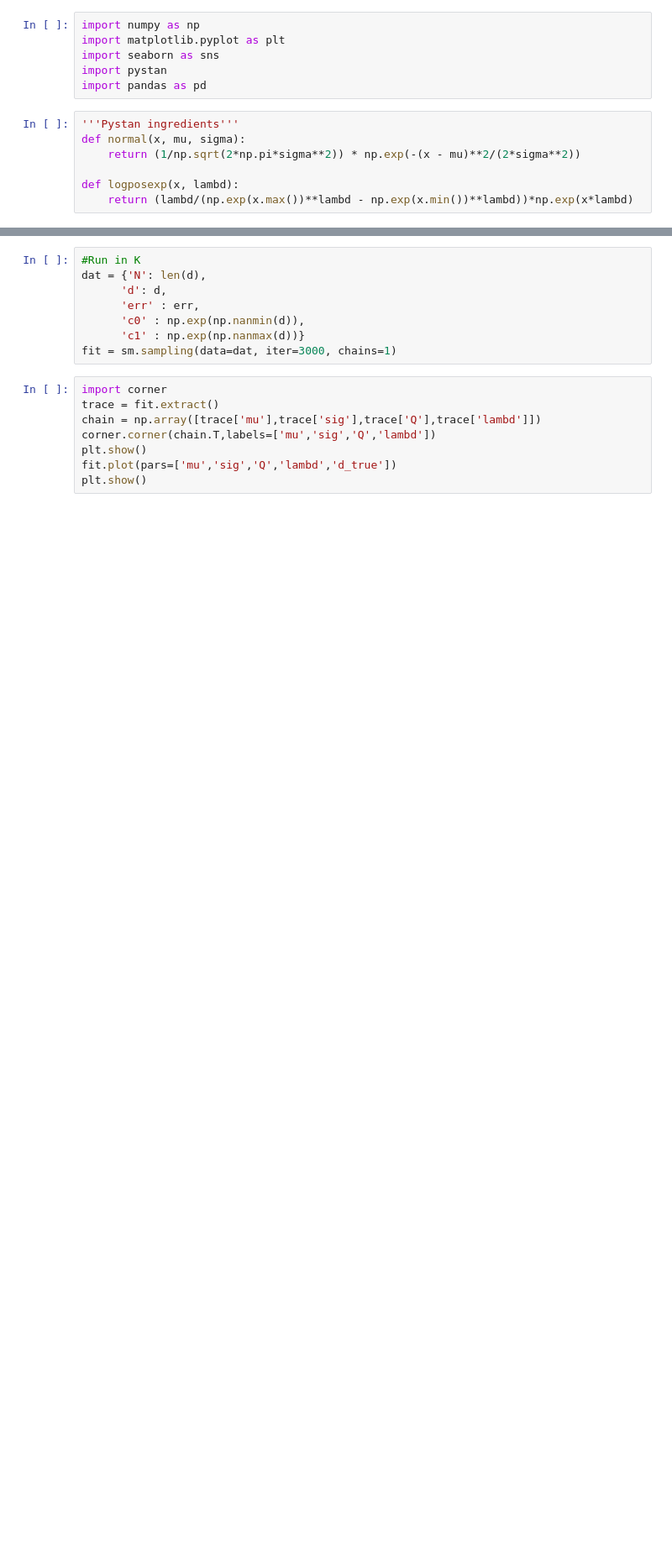
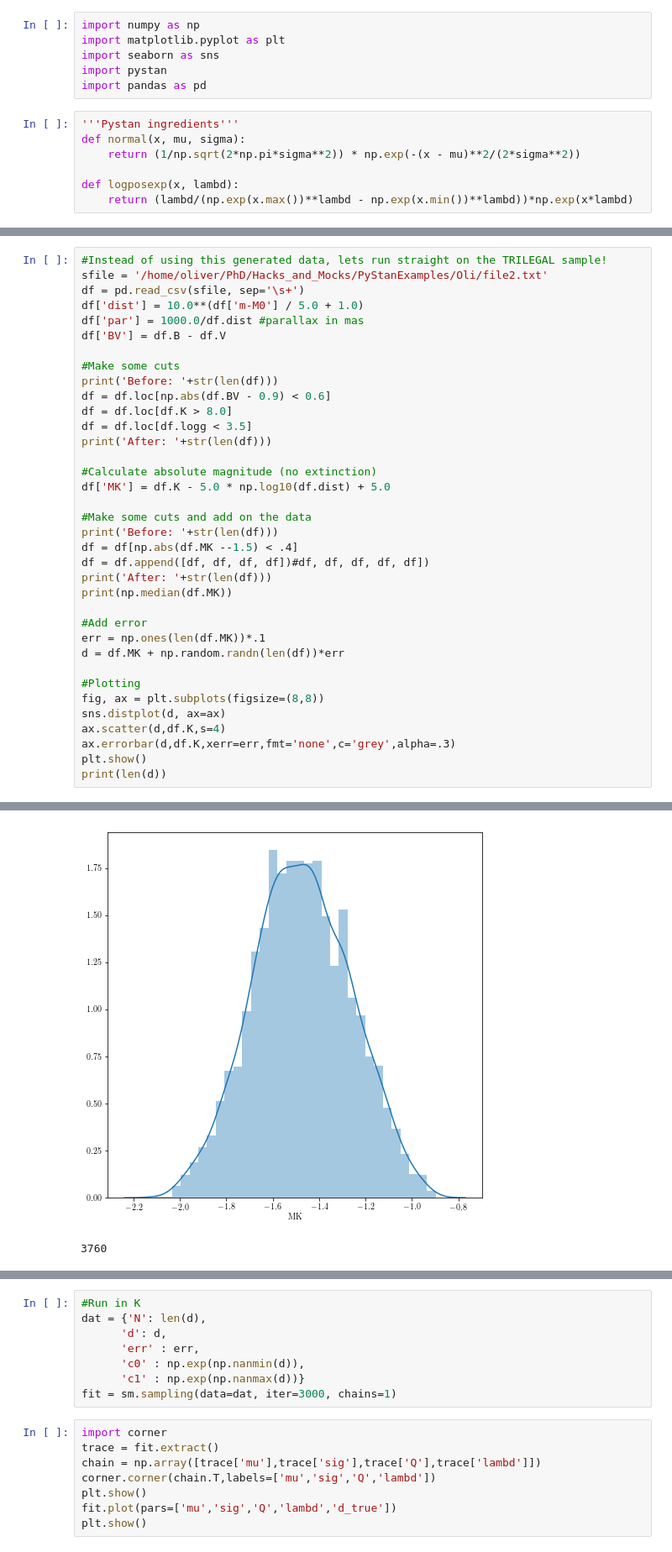
Before and after one commit to ojhall94/GAIA, a Jupyter notebook: hbmm_tri.ipynb, the cells around one changed output, grey strips where cells are left out. Shown: that part at 84% size. Drawn from its saved outputs; the diff is of its cells as text; blank space fills up the shorter version.

```diff
--- a/hbmm_tri.ipynb
+++ b/hbmm_tri.ipynb
@@ -13,0 +16,37 @@ def logposexp(x, lambd):
+# %%
+#Instead of using this generated data, lets run straight on the TRILEGAL sample!
+sfile = '/home/oliver/PhD/Hacks_and_Mocks/PyStanExamples/Oli/file2.txt'
+df = pd.read_csv(sfile, sep='\s+')
+df['dist'] = 10.0**(df['m-M0'] / 5.0 + 1.0)
+df['par'] = 1000.0/df.dist #parallax in mas
+df['BV'] = df.B - df.V
+
+#Make some cuts
+print('Before: '+str(len(df)))
+df = df.loc[np.abs(df.BV - 0.9) < 0.6]
+df = df.loc[df.K > 8.0]
+df = df.loc[df.logg < 3.5]
+print('After: '+str(len(df)))
+
+#Calculate absolute magnitude (no extinction)
+df['MK'] = df.K - 5.0 * np.log10(df.dist) + 5.0
+
+#Make some cuts and add on the data
+print('Before: '+str(len(df)))
+df = df[np.abs(df.MK --1.5) < .4]
+df = df.append([df, df, df, df])#df, df, df, df, df])
+print('After: '+str(len(df)))
+print(np.median(df.MK))
+
+#Add error
+err = np.ones(len(df.MK))*.1
+d = df.MK + np.random.randn(len(df))*err
+
+#Plotting
+fig, ax = plt.subplots(figsize=(8,8))
+sns.distplot(d, ax=ax)
+ax.scatter(d,df.K,s=4)
+ax.errorbar(d,df.K,xerr=err,fmt='none',c='grey',alpha=.3)
+plt.show()
+print(len(d))
+# %% [output]
@@ -13,0 +58,2 @@ def logposexp(x, lambd):
+[figure, added]
+3760
```
Also changed, not shown: parts of 14 cells of this notebook, 3 other files.
